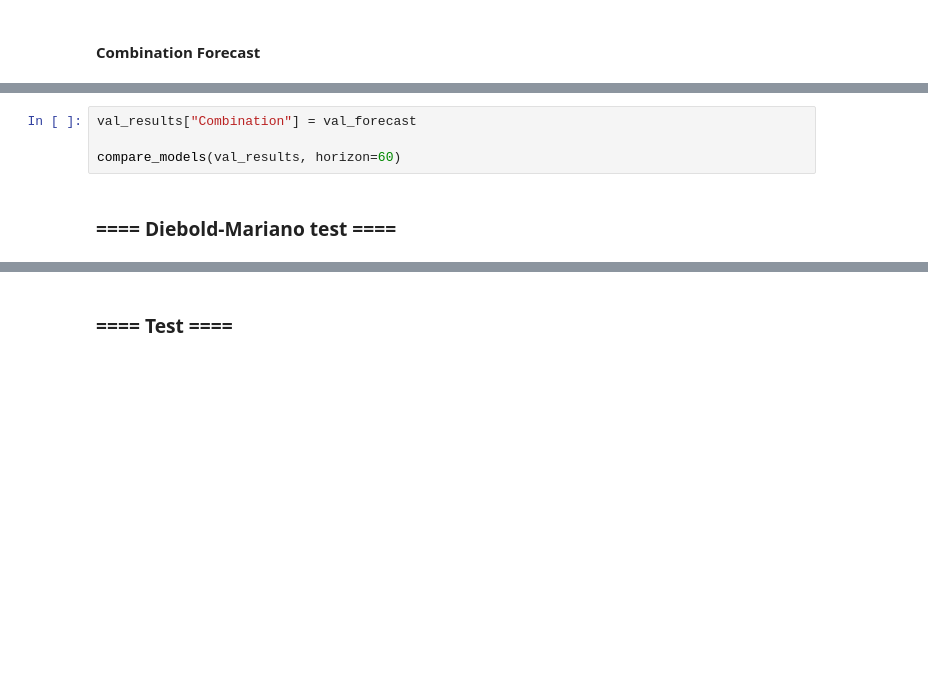
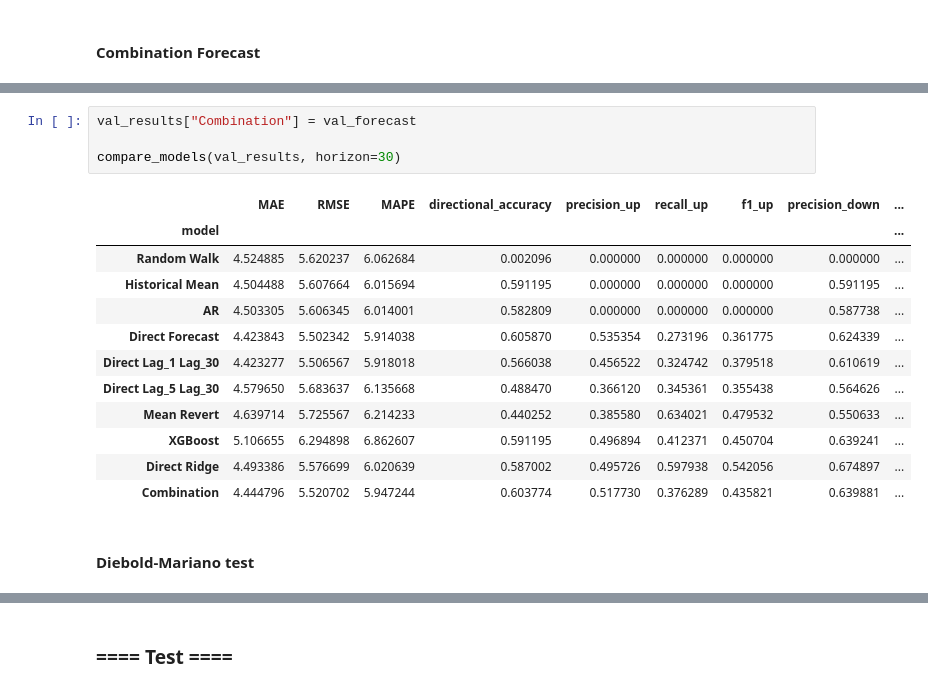
Before and after one commit to airrehn/Sample-Taxed, a Jupyter notebook: notebooks/forecast30.ipynb, the cells around one changed output, grey strips where cells are left out. Cells and saved outputs as stored; diff of their text form; blank space fills up the shorter version.

```diff
--- a/notebooks/forecast30.ipynb
+++ b/notebooks/forecast30.ipynb
@@ -103,9 +179,22 @@ NameError: name 'combination_forecast' is not defined
 # %%
 val_results["Combination"] = val_forecast
 
-compare_models(val_results, horizon=60)
+compare_models(val_results, horizon=30)
+# %% [output]
+|  | MAE | RMSE | MAPE | directional_accuracy | precision_up | recall_up | f1_up | precision_down | ... |
+| model |  |  |  |  |  |  |  |  | ... |
+| Random Walk | 4.524885 | 5.620237 | 6.062684 | 0.002096 | 0.000000 | 0.000000 | 0.000000 | 0.000000 | ... |
+| Historical Mean | 4.504488 | 5.607664 | 6.015694 | 0.591195 | 0.000000 | 0.000000 | 0.000000 | 0.591195 | ... |
+| AR | 4.503305 | 5.606345 | 6.014001 | 0.582809 | 0.000000 | 0.000000 | 0.000000 | 0.587738 | ... |
+| Direct Forecast | 4.423843 | 5.502342 | 5.914038 | 0.605870 | 0.535354 | 0.273196 | 0.361775 | 0.624339 | ... |
+| Direct Lag_1 Lag_30 | 4.423277 | 5.506567 | 5.918018 | 0.566038 | 0.456522 | 0.324742 | 0.379518 | 0.610619 | ... |
+| Direct Lag_5 Lag_30 | 4.579650 | 5.683637 | 6.135668 | 0.488470 | 0.366120 | 0.345361 | 0.355438 | 0.564626 | ... |
+| Mean Revert | 4.639714 | 5.725567 | 6.214233 | 0.440252 | 0.385580 | 0.634021 | 0.479532 | 0.550633 | ... |
+| XGBoost | 5.106655 | 6.294898 | 6.862607 | 0.591195 | 0.496894 | 0.412371 | 0.450704 | 0.639241 | ... |
+| Direct Ridge | 4.493386 | 5.576699 | 6.020639 | 0.587002 | 0.495726 | 0.597938 | 0.542056 | 0.674897 | ... |
+| Combination | 4.444796 | 5.520702 | 5.947244 | 0.603774 | 0.517730 | 0.376289 | 0.435821 | 0.639881 | ... |
 # %% [markdown]
-### ==== Diebold-Mariano test ====
+#### Diebold-Mariano test
 # %%
 for loss in ["ae", "se"]:
     print(f"\nDM test vs Random Walk, loss = {loss}")
```
Also changed, not shown: parts of 18 cells of this notebook, 1 other file.
